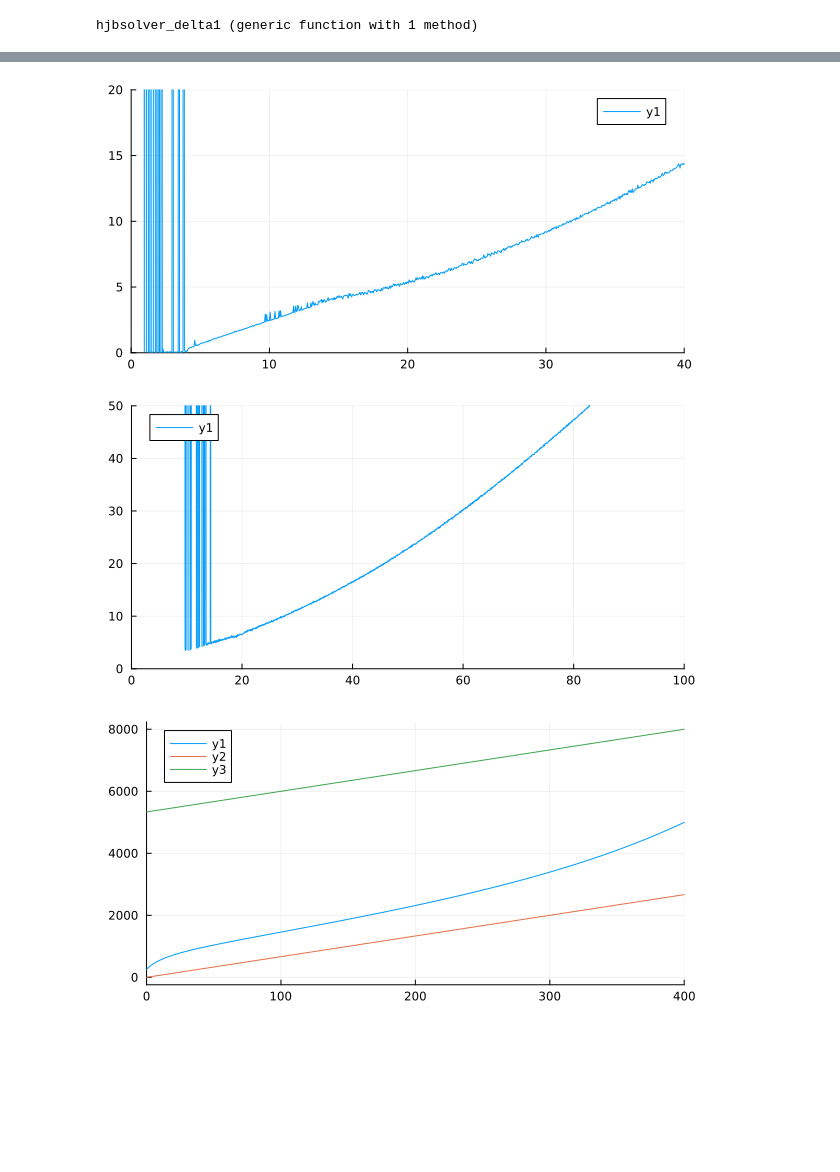
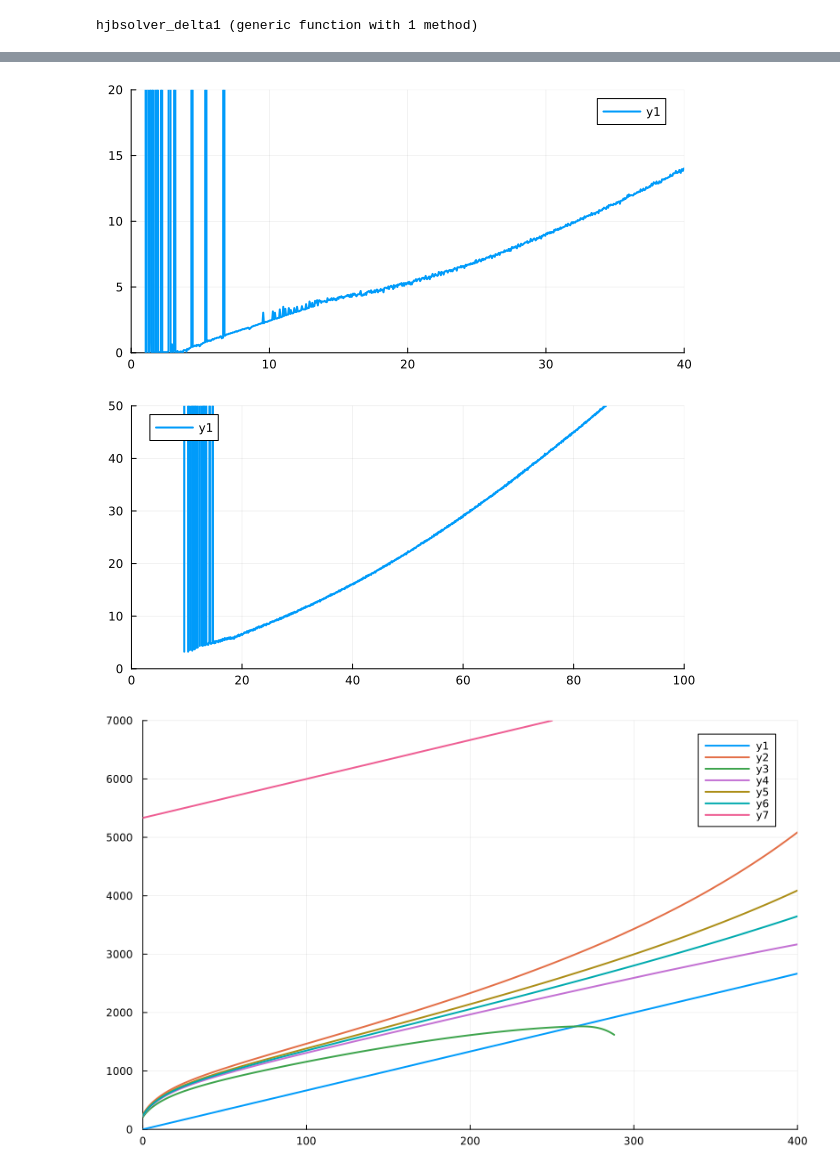
Before and after one commit to MAzarbad/MRCS, a Jupyter notebook: examples/ex_xl_xl.ipynb, the cells around one changed output, grey strips where cells are left out. Drawn from its saved outputs; the diff is of its cells as text; code cells hidden in the pictures; blank space fills up the shorter version.

Commit message:
run_example function

```diff
--- a/examples/ex_xl_xl.ipynb
+++ b/examples/ex_xl_xl.ipynb
@@ -117,0 +107,2 @@ res = bisection_hjbsolver(
+# %%
+res = run_example();
@@ -118,7 +127,7 @@ res = bisection_hjbsolver(
 # %%
-plot(res[end][1], res[end][4][:, 1], size = (600, 300), xlims = (0, 40),ylims = (0, 20))
+plot(res[end][1], res[end][4][:, 1], size = (600, 300), xlims = (0, 40),ylims = (0, 20), linewidth=2)
 # %% [output]
-[figure, old version]
+[figure, new version]
 # %%
 plot(
     res[end][1],
@@ -126,15 +135,17 @@ plot(
     size = (600, 300),
     xlims = (0, 100),
     ylims = (0, 50),
+    linewidth=2
 )
 # %% [output]
-[figure, old version]
+[figure, new version]
 # %%
-plot(res[1][1], res[1][2], size=(600, 300))
-for i = 2:length(res)
-    plot!(res[i][1], res[i][2], size=(600, 300))
+p = 120.0;
+δ = 0.15;
+plot(x -> x / δ, xlims=(0, 400), size=(800, 500),ylims=(0,7000), linewidth=2)
+for i = 1:length(res)
+    plot!(res[i][1], res[i][2], linewidth=2)
 end
-plot!(x -> x / δ, xlims=(0, 400))
-plot!(x -> x / δ + p / δ^2, xlims=(0, 400))
+plot!(x -> x / δ + p / δ^2,  linewidth=2)
 # %% [output]
-[figure, old version]
+[figure, new version]
```
Also changed, not shown: parts of 3 cells of this notebook, 4 other files.
